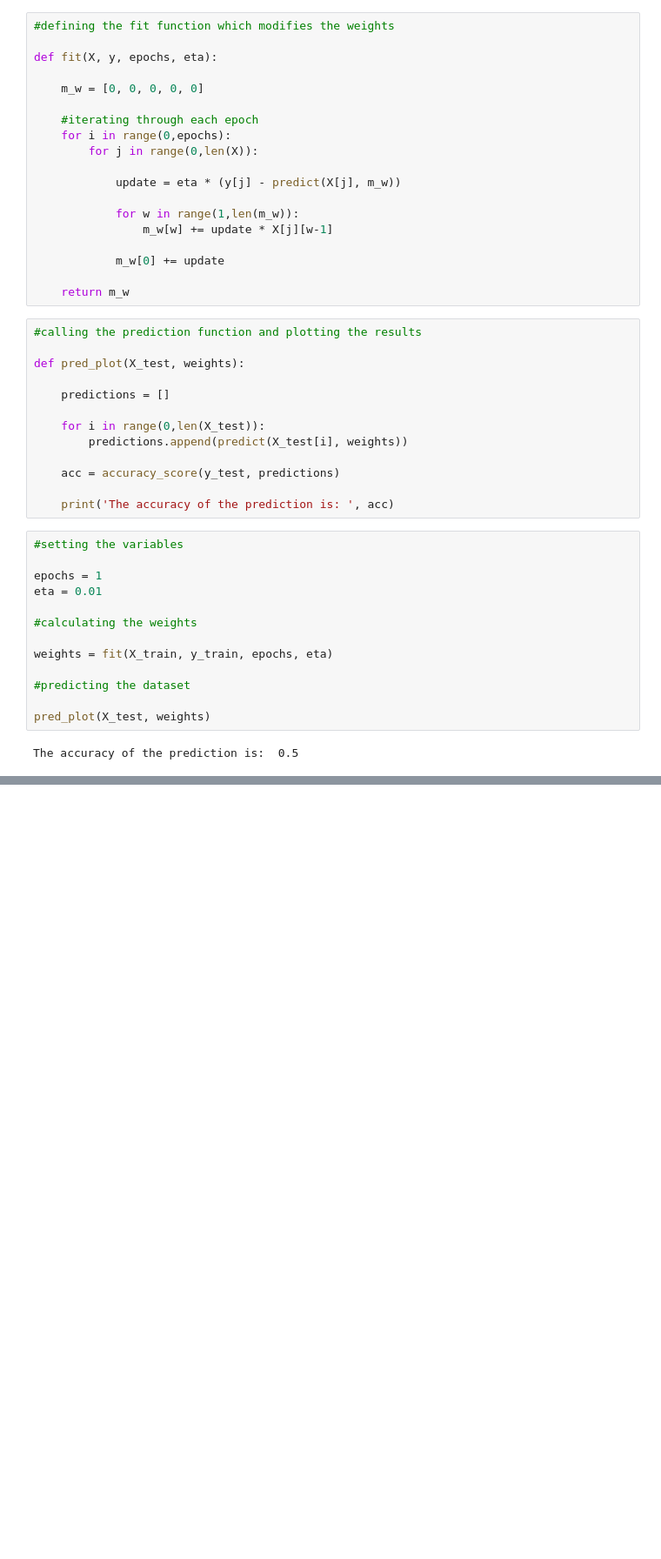
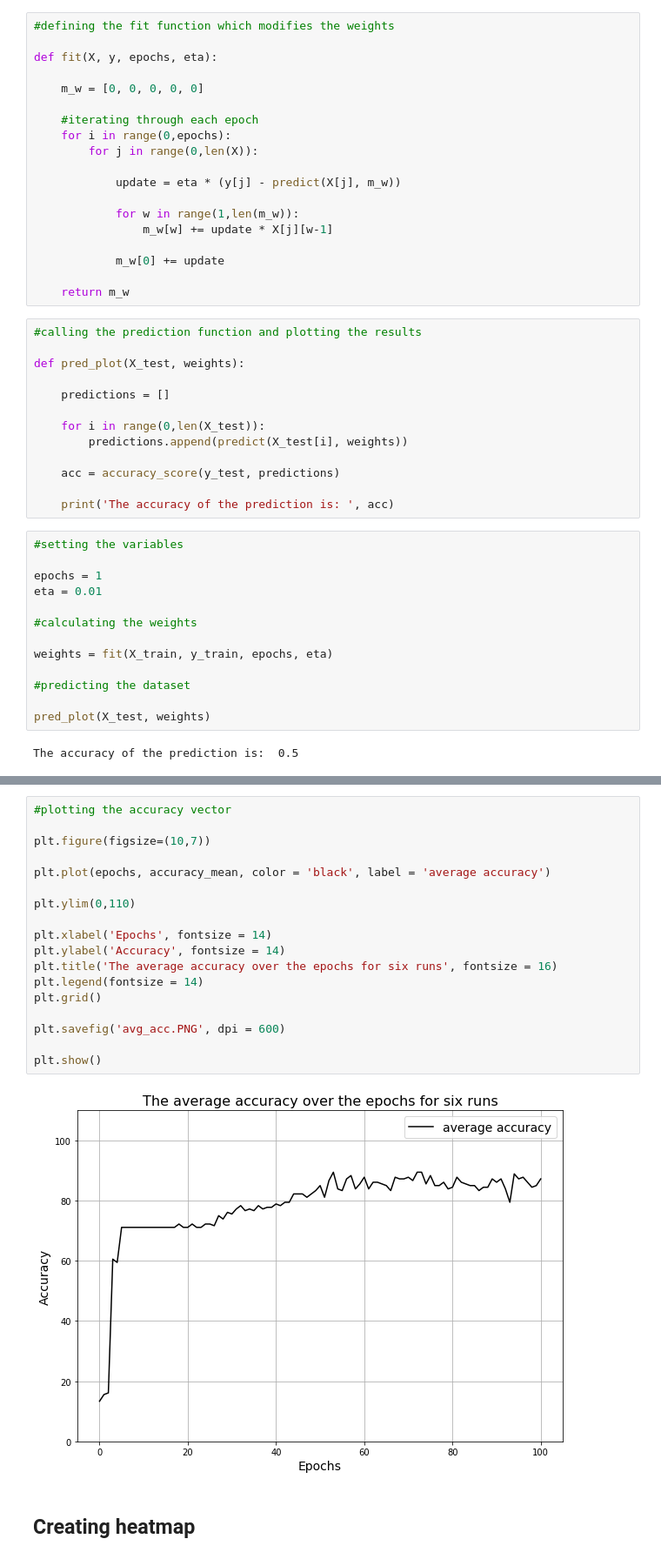
Before and after one commit to domonkoshaffner/scientific_methods_in_physics, a Jupyter notebook: iris/iris.ipynb, the cells around one changed output, grey strips where cells are left out. Shown at 87% size. Drawn from its saved outputs; the diff is of its cells as text; blank space fills up the shorter version.

```diff
--- a/iris/iris.ipynb
+++ b/iris/iris.ipynb
@@ -167,0 +212,22 @@ plt.show()
+# %%
+#plotting the accuracy vector
+
+plt.figure(figsize=(10,7))
+
+plt.plot(epochs, accuracy_mean, color = 'black', label = 'average accuracy')
+
+plt.ylim(0,110)
+
+plt.xlabel('Epochs', fontsize = 14)
+plt.ylabel('Accuracy', fontsize = 14)
+plt.title('The average accuracy over the epochs for six runs', fontsize = 16)
+plt.legend(fontsize = 14)
+plt.grid()
+
+plt.savefig('avg_acc.PNG', dpi = 600)
+
+plt.show()
+# %% [output]
+[figure, added]
+# %% [markdown]
+## Creating heatmap
```
Also changed, not shown: parts of 10 cells of this notebook.
